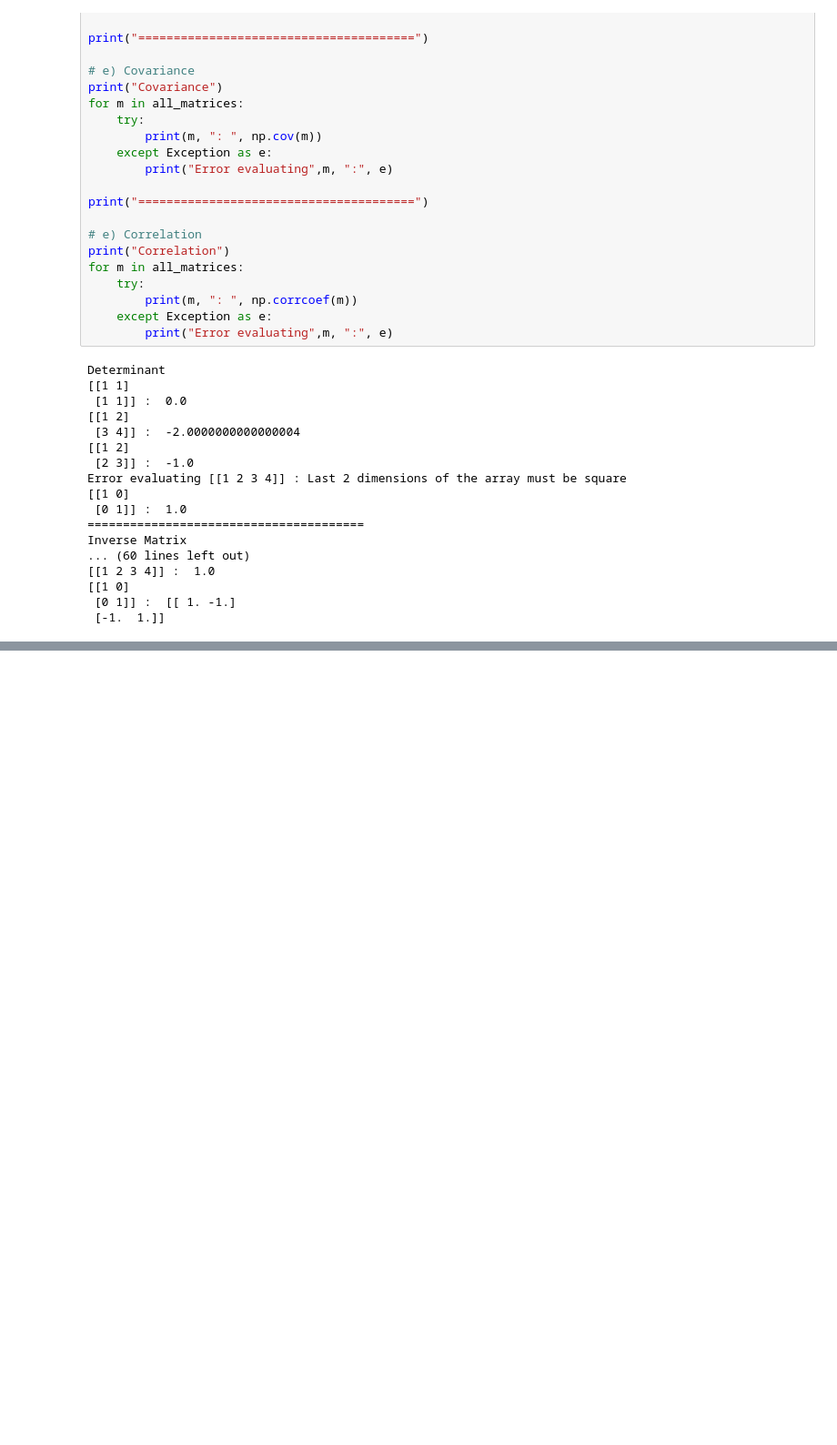
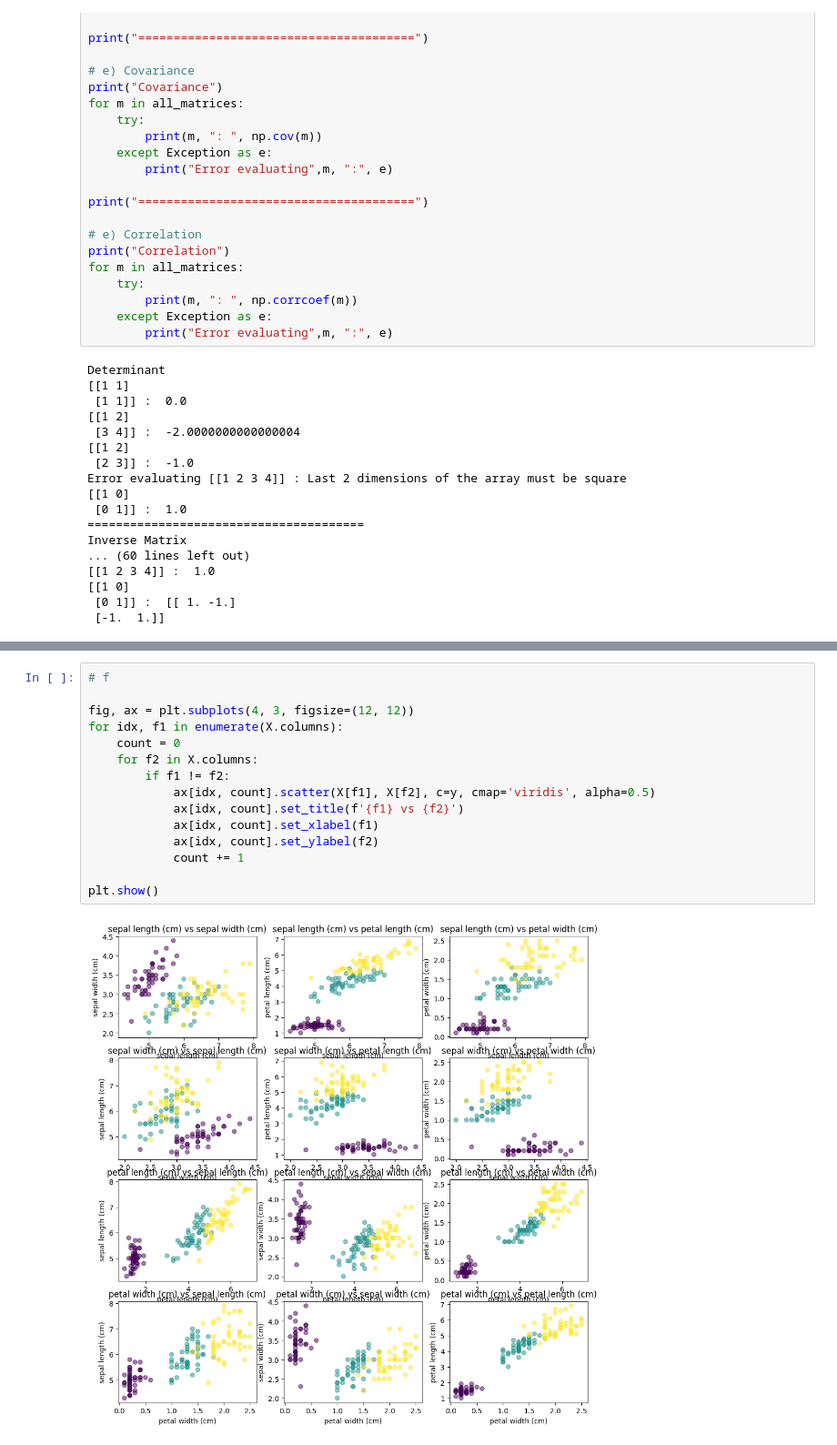
Before and after one commit to jassuwu/college9, a Jupyter notebook: 20XW96 - DEEP LEARNING LAB/PS1.ipynb, the cells around one changed output, grey strips where cells are left out. Shown at 91% size. Cells and saved outputs as stored; diff of their text form; blank space fills up the shorter version.

```diff
--- a/20XW96 - DEEP LEARNING LAB/PS1.ipynb
+++ b/20XW96 - DEEP LEARNING LAB/PS1.ipynb
@@ -207,0 +304,17 @@ Inverse Matrix
+# %%
+# f
+
+fig, ax = plt.subplots(4, 3, figsize=(12, 12))
+for idx, f1 in enumerate(X.columns):
+    count = 0
+    for f2 in X.columns:
+        if f1 != f2:
+            ax[idx, count].scatter(X[f1], X[f2], c=y, cmap='viridis', alpha=0.5)
+            ax[idx, count].set_title(f'{f1} vs {f2}')
+            ax[idx, count].set_xlabel(f1)
+            ax[idx, count].set_ylabel(f2)
+            count += 1
+
+plt.show()
+# %% [output]
+[figure, added]
```
Also changed, not shown: parts of 6 cells of this notebook, 1 other file.
